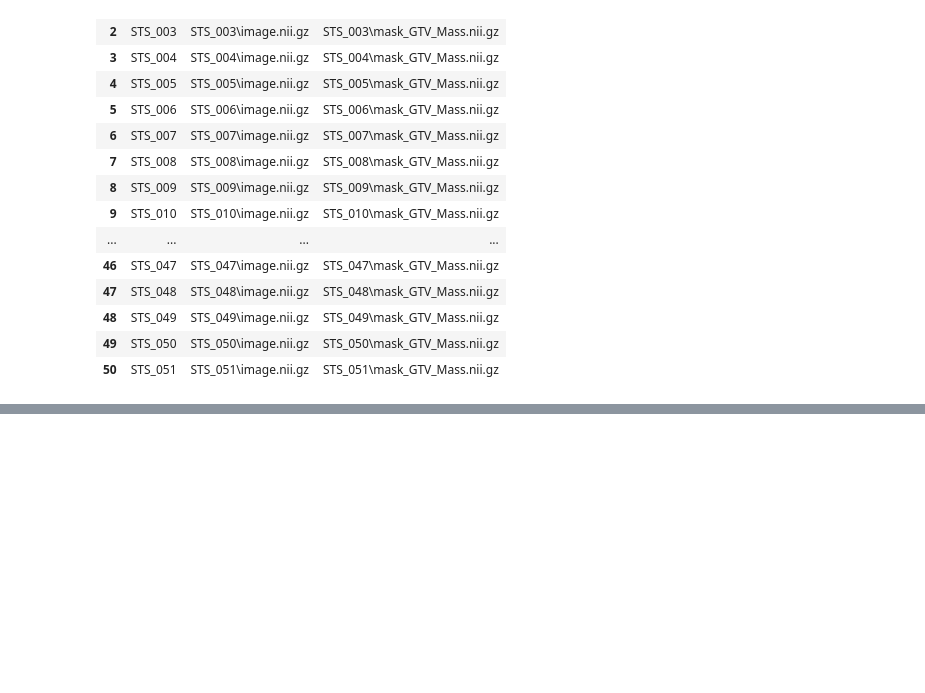
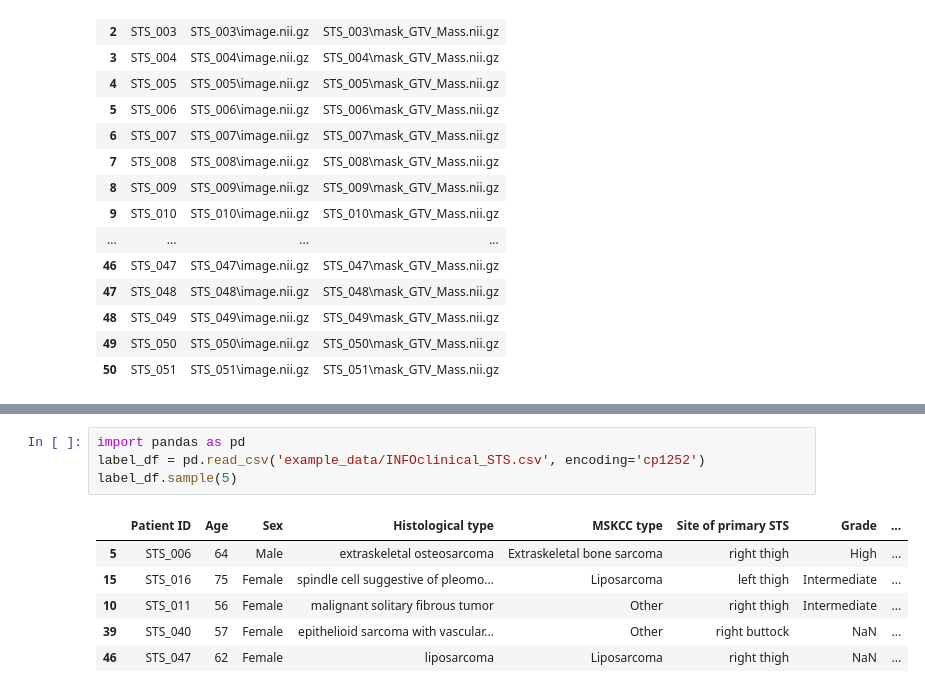
Before and after one commit to stephano41/radiomics_ai, a Jupyter notebook: scratch.ipynb, the cells around one changed output, grey strips where cells are left out. Cells and saved outputs as stored; diff of their text form; blank space fills up the shorter version.

```diff
--- a/scratch.ipynb
+++ b/scratch.ipynb
@@ -211,0 +222,11 @@ ValueError: attempt to get argmax of an empty sequence
+# %%
+import pandas as pd
+label_df = pd.read_csv('example_data/INFOclinical_STS.csv', encoding='cp1252')
+label_df.sample(5)
+# %% [output]
+|  | Patient ID | Age | Sex | Histological type | MSKCC type | Site of primary STS | Grade | ... |
+| 5 | STS_006 | 64 | Male | extraskeletal osteosarcoma | Extraskeletal bone sarcoma | right thigh | High | ... |
+| 15 | STS_016 | 75 | Female | spindle cell suggestive of pleomo... | Liposarcoma | left thigh | Intermediate | ... |
+| 10 | STS_011 | 56 | Female | malignant solitary fibrous tumor | Other | right thigh | Intermediate | ... |
+| 39 | STS_040 | 57 | Female | epithelioid sarcoma with vascular... | Other | right buttock | NaN | ... |
+| 46 | STS_047 | 62 | Female | liposarcoma | Liposarcoma | right thigh | NaN | ... |
```
Also changed, not shown: parts of 7 cells of this notebook, 7 other files.
